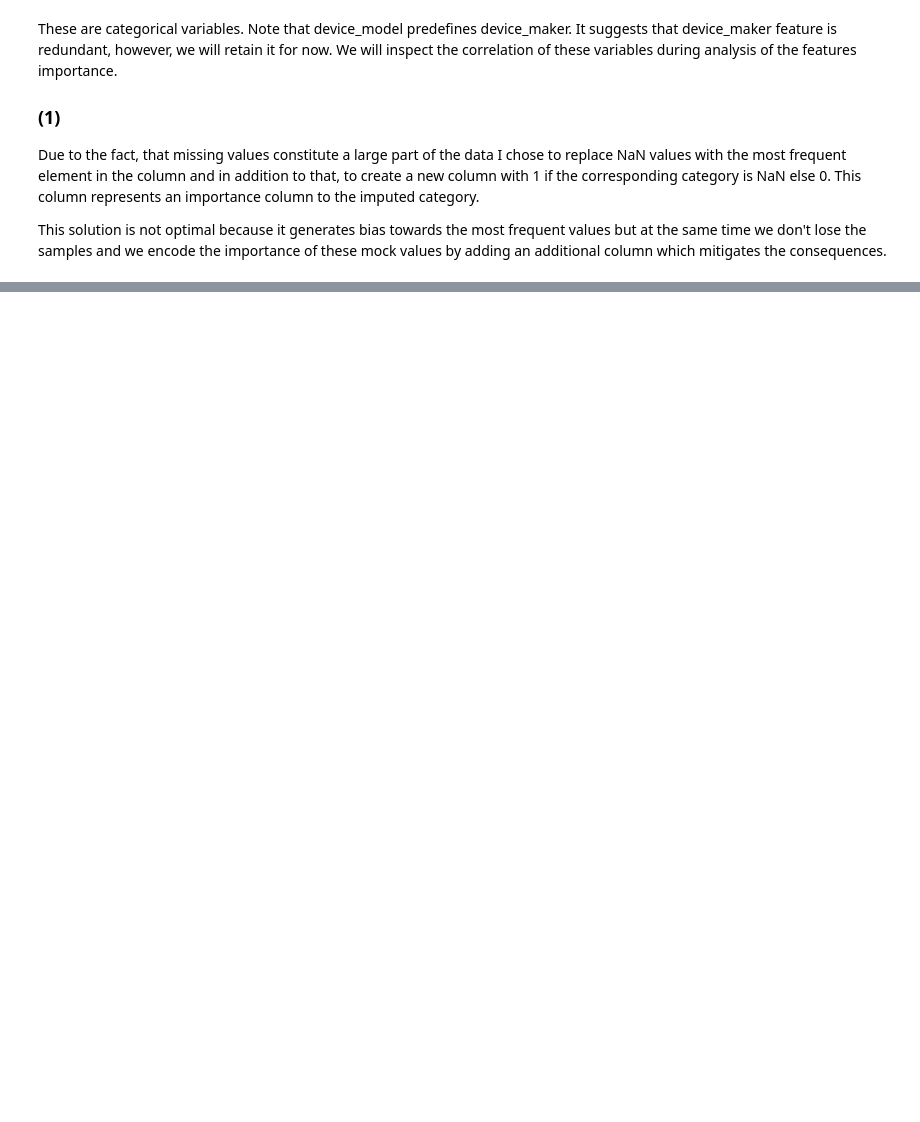
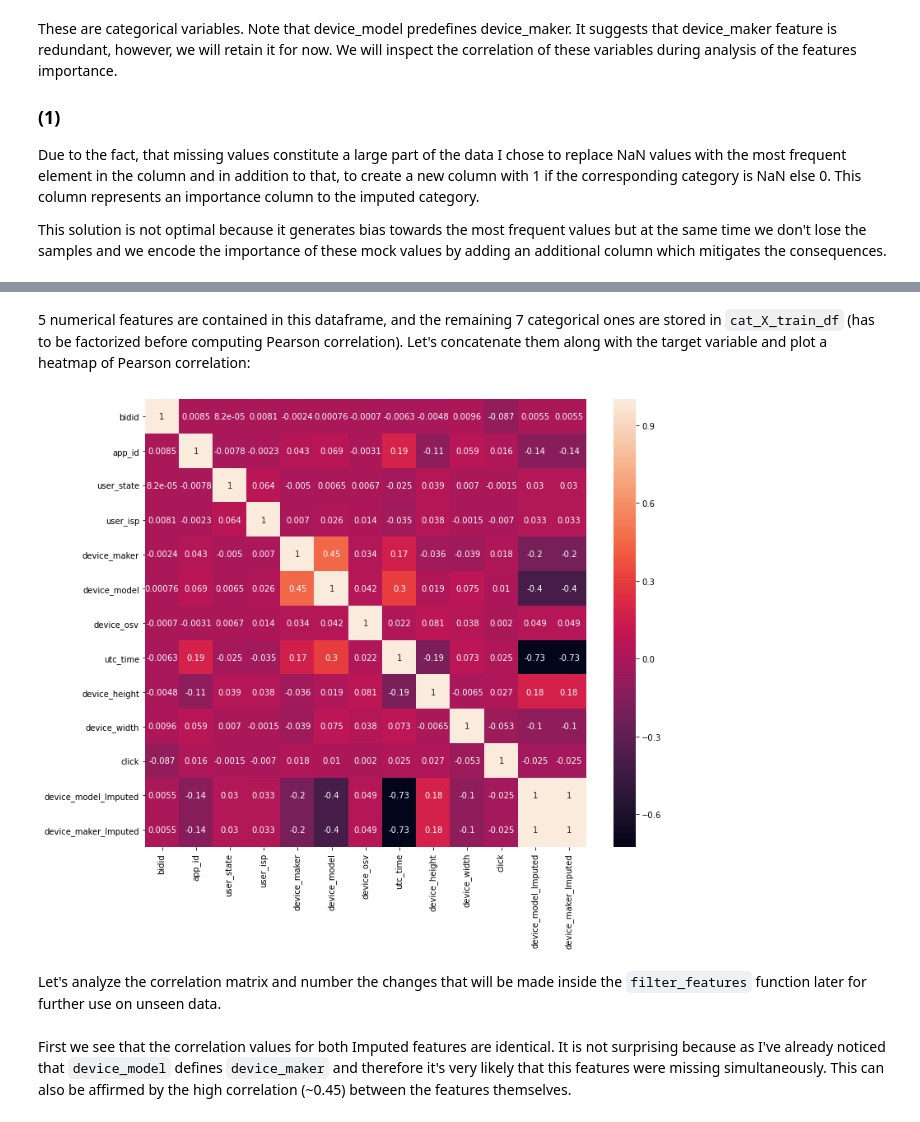
Before and after one commit to daniellevin233/Python_projects, a Jupyter notebook: Click_Prediction_Challenge/click_prediction_model.ipynb, the cells around one changed output, grey strips where cells are left out. Cells and saved outputs as stored; diff of their text form; code cells hidden in the pictures; blank space fills up the shorter version.

```diff
--- a/Click_Prediction_Challenge/click_prediction_model.ipynb
+++ b/Click_Prediction_Challenge/click_prediction_model.ipynb
@@ -208,0 +267,3 @@ Series([], Name: bidid, dtype: object)
+# %%
+train_df_clean = clean_data(train_df)
+train_df_clean.head()
@@ -208,0 +302,3 @@ Series([], Name: bidid, dtype: object)
+# %%
+cat_train_df = train_df_clean.select_dtypes(include=['object']).copy()
+cat_train_df.head()
@@ -208,0 +314,3 @@ Series([], Name: bidid, dtype: object)
+# %%
+cat_train_df = cat_train_df.astype('category')
+cat_train_df.info()
@@ -208,0 +358,3 @@ Series([], Name: bidid, dtype: object)
+# %%
+num_train_df = train_df_clean.select_dtypes(include=['int32', 'int64']).copy()
+num_train_df.head()
@@ -208,0 +368,23 @@ Series([], Name: bidid, dtype: object)
+# %% [markdown]
+5 numerical features are contained in this dataframe, and the remaining 7 categorical ones are stored in `cat_X_train_df` (has to be factorized before computing Pearson correlation). Let's concatenate them along with the target variable and plot a heatmap of Pearson correlation:
+# %%
+import seaborn as sns
+
+plt.figure(figsize=(12, 10))
+
+# factorize categorical features
+cat_factorized_train_df = cat_train_df.apply(lambda x : pd.factorize(x)[0])
+
+# concatenate factorized categorical features with numerical features (and target variable)
+corr_matrix = pd.concat([cat_factorized_train_df,
+                         num_train_df], axis=1).corr()
+
+# compute the correlation matrix and plot the corresponding heatmap
+sns.heatmap(corr_matrix, annot=True)
+plt.show()
+# %% [output]
+[figure, added]
+# %% [markdown]
+Let's analyze the correlation matrix and number the changes that will be made inside the `filter_features` function later for further use on unseen data.
+# %% [markdown]
+First we see that the correlation values for both Imputed features are identical. It is not surprising because as I've already noticed that `device_model` defines `device_maker` and therefore it's very likely that this features were missing simultaneously. This can also be affirmed by the high correlation (~0.45) between the features themselves.
```
Also changed, not shown: parts of 99 cells of this notebook.
